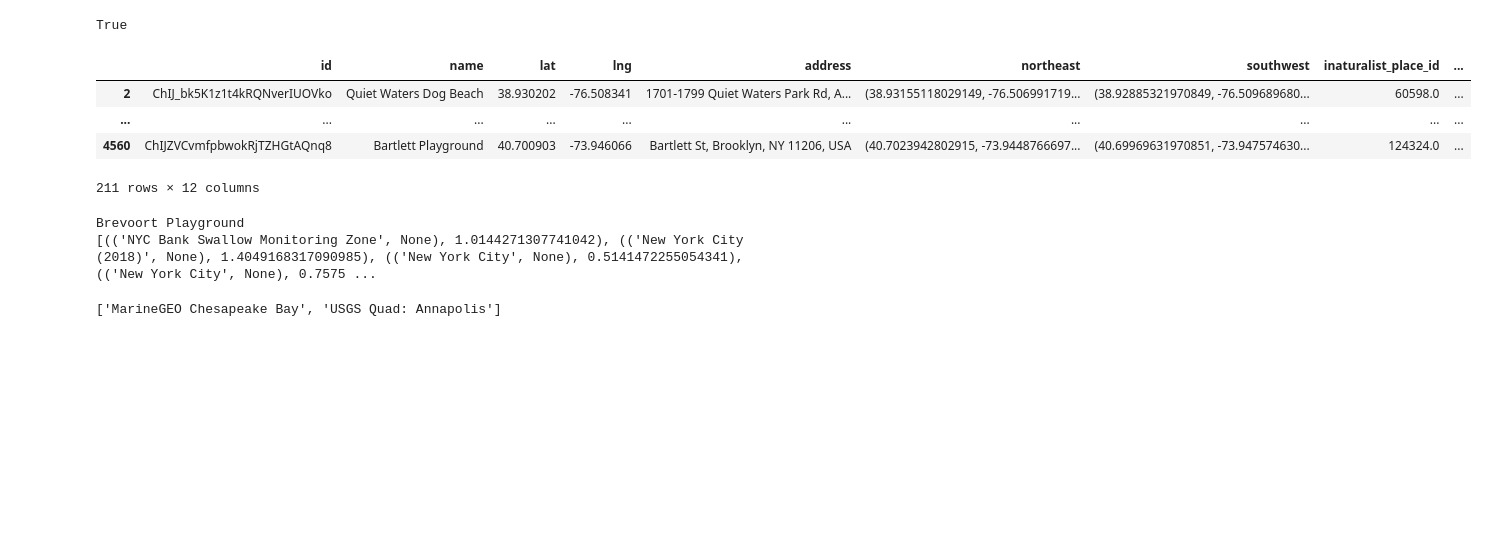
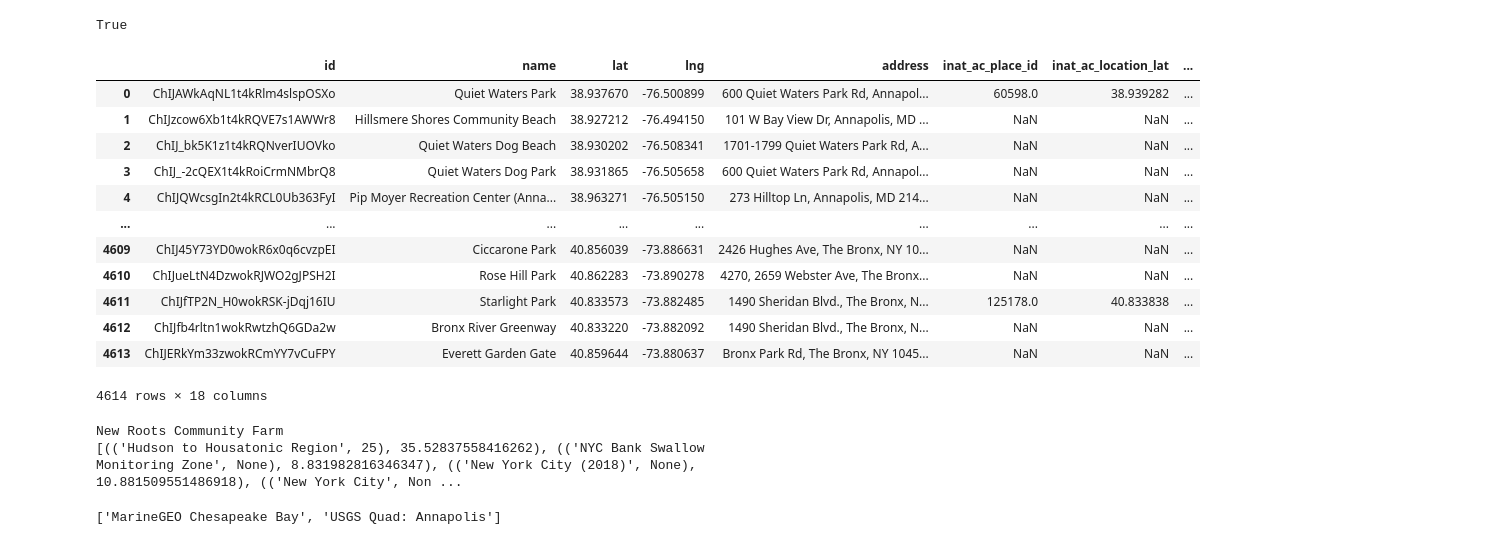
Before and after one commit to qcabel/park-recommendation, a Jupyter notebook: inaturalist/explore_inaturalist_API.ipynb, the cells around one changed output. Cells and saved outputs as stored; diff of their text form; code cells hidden in the pictures; blank space fills up the shorter version.

```diff
--- a/inaturalist/explore_inaturalist_API.ipynb
+++ b/inaturalist/explore_inaturalist_API.ipynb
@@ -184,7 +206,7 @@ missing_nearby_with_named_results = set(missing_nearby) & {x[0] for x in ind_wit
 cnt_very_near = 0
 cnt_near = 0
 
-for ind, _ in ind_with_results:#missing_nearby_with_named_results:
+for ind, _ in ind_with_results:
     park_names = [find_place_by_autocomplete[ind]['results'][i]['name'] for i in range(len(find_place_by_autocomplete[ind]['results']))]
     all_loc = [find_place_by_autocomplete[ind]['results'][i]['location'] for i in range(len(find_place_by_autocomplete[ind]['results']))]
     target_loc = np.array(info_df.loc[ind, ['lat', 'lng']])
@@ -196,11 +218,15 @@ for ind, _ in ind_with_results:#missing_nearby_with_named_results:
         cnt_very_near += 1
         pass
         #print(f"Found for {ind} - {info_df.loc[ind, 'name']} - {park_names[min_dist_index]}")
-    elif min_dist > 1 and min_dist <= 5:
+    elif min_dist > 1 and min_dist <= 10:
         cnt_near += 1
         #print(f"Found for {ind} - {info_df.loc[ind, 'name']} - {park_names[min_dist_index]}")
-    elif min_dist > 5 and min_dist <= 10:
-        print(f"Found for {ind} - {info_df.loc[ind, 'name']} - {park_names[min_dist_index]}")
+    elif min_dist > 30 and min_dist <= 50:
+        print(f"Found for {ind} - {info_df.loc[ind, 'name']} - {park_names[min_dist_index]} - {min_dist}")
 
 print(cnt_very_near, cnt_near)
+
+BLACKLIST_AC_IND = {211, 807, 827, 840, 960, 1055, 1304, 1336, 1419, 1424, 1651, 1813, 1819, 1823, 1844, 1866, 1878,
+                   1921, 1977, 2097, 2227, 2374, 2390, 2417, 2607, 2826, 3172, 3180, 3428, 3521, 3714, 3779, 3884,
+                   4066, 4098, 4141, 4154, 4184, 4292, 4319, 4367, 4392, 4414, 4512, 4522}
 # %% [output]
@@ -240,3 +250,28 @@ Name: 1983, dtype: object
+# %%
+# since you'd match these places through two means (ac-autocomplete, nb-nearby), will record the matching results under each
+# and then later filter to keep the correct one
+
+for ind, _ in ind_with_results:
+    target_loc = np.array(info_df.loc[ind, ['lat', 'lng']])
+
+    # get the search result and sort by distance
+    park_names = [result['name'] for result in find_place_by_autocomplete[ind]['results']]
+    park_place_id = [result['id'] for result in find_place_by_autocomplete[ind]['results']]
+    all_loc = [result['location'] for result in find_place_by_autocomplete[ind]['results']]
+
+    all_dist = [(i, lat_lng_dist(target_loc, loc)) for i, loc in enumerate(all_loc)]
+    min_dist_index, min_dist = sorted(all_dist, key=lambda x: x[1])[0]
+
+    if min_dist < 50 and ind not in BLACKLIST_AC_IND:
+        # the reason that we need such a large min_dist threshold, state park/forest can be off by a lot
+        #
+        # record the distance closest searching result
+        # note that when min_dist is extreme large, the result should be excluded, which will be handled later
+        info_df.loc[ind, 'inat_ac_place_id'] = park_place_id[min_dist_index]
+        info_df.loc[ind, 'inat_ac_location_lat'] = all_loc[min_dist_index][0]
+        info_df.loc[ind, 'inat_ac_location_lng'] = all_loc[min_dist_index][1]
+        info_df.loc[ind, 'inat_ac_name'] = park_names[min_dist_index]
+        info_df.loc[ind, 'inat_ac_distance'] = min_dist
 # %% [markdown]
 ### 2. Use nearby query with manual bounding box created based on [lat,lng] or Google geometry.viewport
 This can be useful when the inaturalist place_id is not recorded with a similar name as the park itself - however close enough to be considered as relevant. Note that large city/county or region level place_id (including USGS) were excluded for the lack of specificity.
@@ -381,8 +412,6 @@ debug_index(4)
 # %% [output]
 Pip Moyer Recreation Center (Annapolis Recreation and Parks)
 [(('MarineGEO Chesapeake Bay', 100), 7.4028805546384495), (('USGS Quad: South River', 17), 3.564147031826793), (('Eastport Neighborhood', None), 0.880708658508032)]
-# %%
-info_df.drop(columns=['inaturalist_place_id', 'inaturalist_location_lat', 'inaturalist_location_lng', 'inaturalist_name', 'inaturalist_distance'], inplace=True)
 # %%
 is_city_district("New York City")
 # %% [output]
@@ -455,14 +495,23 @@ def heuristic_match(key='community'):
 
 heuristic_match(key='community')
 # %%
-pd.options.display.max_rows = 3
-info_df[(info_df['inaturalist_distance']>.5) & (info_df['inaturalist_distance']<1)]
+pd.options.display.max_rows = 10
+info_df
+# info_df[(info_df['inat_nb_distance']>.5) & (info_df['inat_nb_distance']<1)]
 # %% [output]
-|  | id | name | lat | lng | address | northeast | southwest | inaturalist_place_id | ... |
-| 2 | ChIJ_bk5K1z1t4kRQNverIUOVko | Quiet Waters Dog Beach | 38.930202 | -76.508341 | 1701-1799 Quiet Waters Park Rd, A... | (38.93155118029149, -76.506991719... | (38.92885321970849, -76.509689680... | 60598.0 | ... |
-| ... | ... | ... | ... | ... | ... | ... | ... | ... | ... |
-| 4560 | ChIJZVCvmfpbwokRjTZHGtAQnq8 | Bartlett Playground | 40.700903 | -73.946066 | Bartlett St, Brooklyn, NY 11206, USA | (40.7023942802915, -73.9448766697... | (40.69969631970851, -73.947574630... | 124324.0 | ... |
+|  | id | name | lat | lng | address | inat_ac_place_id | inat_ac_location_lat | ... |
+| 0 | ChIJAWkAqNL1t4kRlm4slspOSXo | Quiet Waters Park | 38.937670 | -76.500899 | 600 Quiet Waters Park Rd, Annapol... | 60598.0 | 38.939282 | ... |
+| 1 | ChIJzcow6Xb1t4kRQVE7s1AWWr8 | Hillsmere Shores Community Beach | 38.927212 | -76.494150 | 101 W Bay View Dr, Annapolis, MD ... | NaN | NaN | ... |
+| 2 | ChIJ_bk5K1z1t4kRQNverIUOVko | Quiet Waters Dog Beach | 38.930202 | -76.508341 | 1701-1799 Quiet Waters Park Rd, A... | NaN | NaN | ... |
+| 3 | ChIJ_-2cQEX1t4kRoiCrmNMbrQ8 | Quiet Waters Dog Park | 38.931865 | -76.505658 | 600 Quiet Waters Park Rd, Annapol... | NaN | NaN | ... |
+| 4 | ChIJQWcsgIn2t4kRCL0Ub363FyI | Pip Moyer Recreation Center (Anna... | 38.963271 | -76.505150 | 273 Hilltop Ln, Annapolis, MD 214... | NaN | NaN | ... |
+| ... | ... | ... | ... | ... | ... | ... | ... | ... |
+| 4609 | ChIJ45Y73YD0wokR6x0q6cvzpEI | Ciccarone Park | 40.856039 | -73.886631 | 2426 Hughes Ave, The Bronx, NY 10... | NaN | NaN | ... |
+| 4610 | ChIJueLtN4DzwokRJWO2gJPSH2I | Rose Hill Park | 40.862283 | -73.890278 | 4270, 2659 Webster Ave, The Bronx... | NaN | NaN | ... |
+| 4611 | ChIJfTP2N_H0wokRSK-jDqj16IU | Starlight Park | 40.833573 | -73.882485 | 1490 Sheridan Blvd., The Bronx, N... | 125178.0 | 40.833838 | ... |
+| 4612 | ChIJfb4rltn1wokRwtzhQ6GDa2w | Bronx River Greenway | 40.833220 | -73.882092 | 1490 Sheridan Blvd., The Bronx, N... | NaN | NaN | ... |
+| 4613 | ChIJERkYm33zwokRCmYY7vCuFPY | Everett Garden Gate | 40.859644 | -73.880637 | Bronx Park Rd, The Bronx, NY 1045... | NaN | NaN | ... |
-211 rows × 12 columns
+4614 rows × 18 columns
 # %%
 key = 'community'
 def jaccard_similarity(a, b):
@@ -495,10 +544,10 @@ for i in unmatched_indices:
     else:
         jacc_sims.append((i, max(jaccard_similarity(g_title, t) for t in nat_titles)))
 # %%
-debug_index(4577)
+debug_index(4582)
 # %% [output]
-Brevoort Playground
-[(('NYC Bank Swallow Monitoring Zone', None), 1.0144271307741042), (('New York City (2018)', None), 1.4049168317090985), (('New York City', None), 0.5141472255054341), (('New York City', None), 0.7575 ...
+New Roots Community Farm
+[(('Hudson to Housatonic Region', 25), 35.52837558416262), (('NYC Bank Swallow Monitoring Zone', None), 8.831982816346347), (('New York City (2018)', None), 10.881509551486918), (('New York City', Non ...
 # %%
 sorted([(i, s) for i, s in jacc_sims if s > 0], key=lambda x: -x[1]);
 # %%
```
Also changed, not shown: parts of 29 cells of this notebook.
